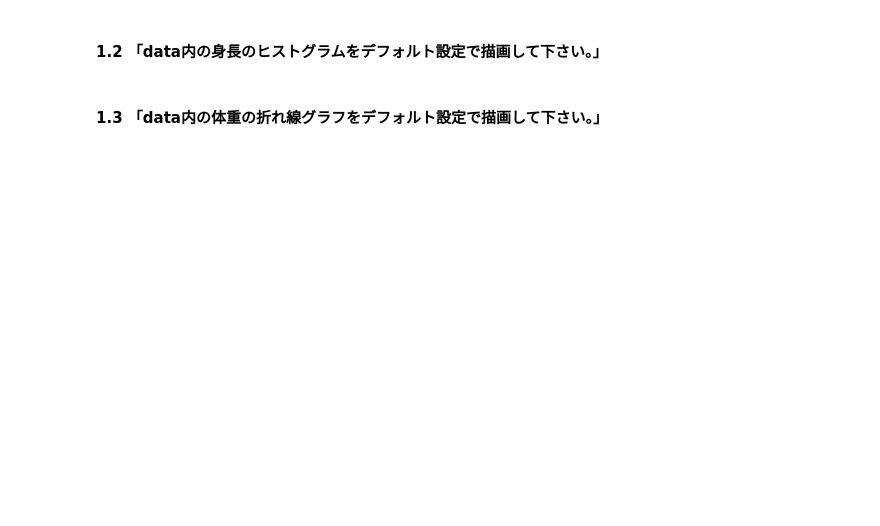
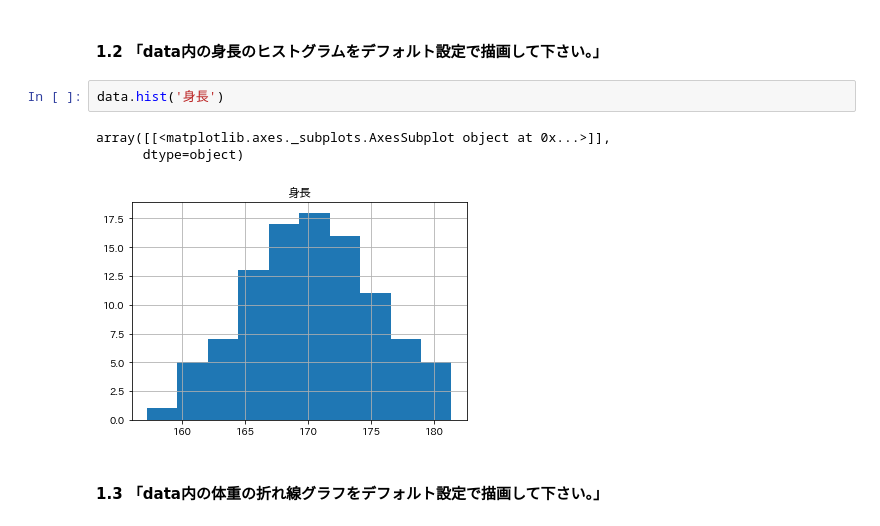
Before and after one commit to kaigitt/GoogleColab, a Jupyter notebook: matplotlib_editor_ipynb_のコピー.ipynb, the cells around one changed output. Drawn from its saved outputs; the diff is of its cells as text; blank space fills up the shorter version.

```diff
--- a/matplotlib_editor_ipynb_のコピー.ipynb
+++ b/matplotlib_editor_ipynb_のコピー.ipynb
@@ -50,4 +111,10 @@ flights
 # %% [markdown]
 #### 1.2 「data内の身長のヒストグラムをデフォルト設定で描画して下さい。」
+# %%
+data.hist('身長')
+# %% [output]
+array([[<matplotlib.axes._subplots.AxesSubplot object at 0x...>]],
+      dtype=object)
+[figure, added]
 # %% [markdown]
 #### 1.3 「data内の体重の折れ線グラフをデフォルト設定で描画して下さい。」
```
Also changed, not shown: parts of 6 cells of this notebook.
